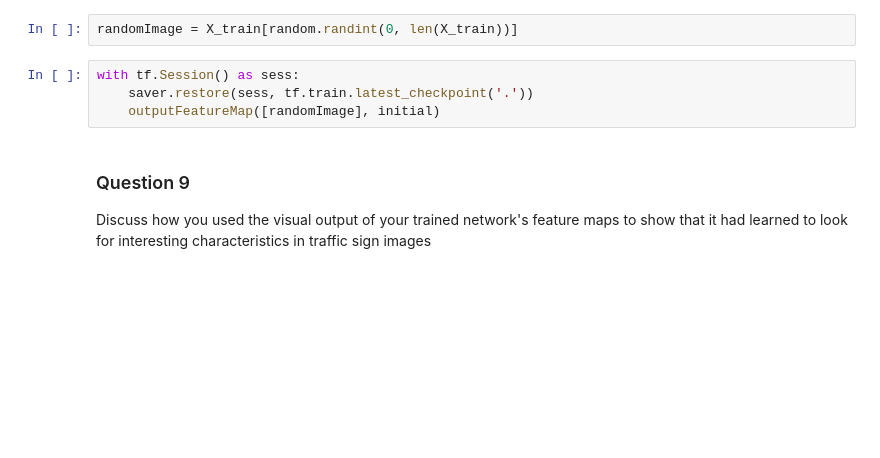
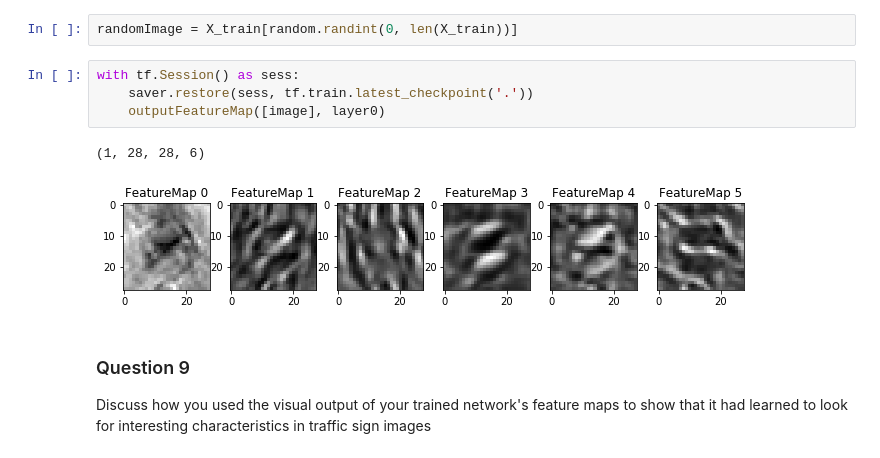
Before and after one commit to ShikaSD/CarND-Traffic-Sign-Classifier-Project, a Jupyter notebook: Traffic_Sign_Classifier.ipynb, the cells around one changed output. Saved outputs shown, nothing was run; the diff lists cells and outputs as text; blank space fills up the shorter version.

```diff
--- a/Traffic_Sign_Classifier.ipynb
+++ b/Traffic_Sign_Classifier.ipynb
@@ -522,7 +547,10 @@ randomImage = X_train[random.randint(0, len(X_train))]
 # %%
 with tf.Session() as sess:
     saver.restore(sess, tf.train.latest_checkpoint('.'))
-    outputFeatureMap([randomImage], initial)
+    outputFeatureMap([image], layer0)
+# %% [output]
+(1, 28, 28, 6)
+[figure, added]
 # %% [markdown]
 ### Question 9
 
```
Also changed, not shown: parts of 10 cells of this notebook, 5 other files.
